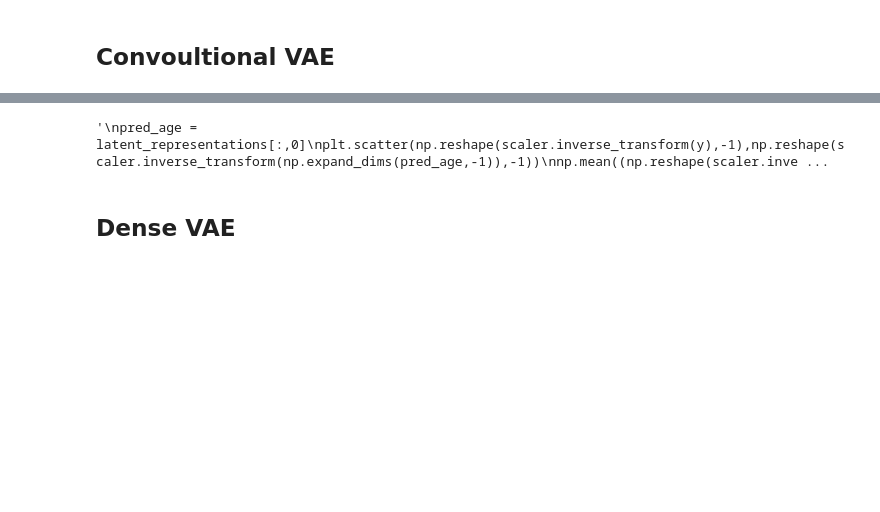
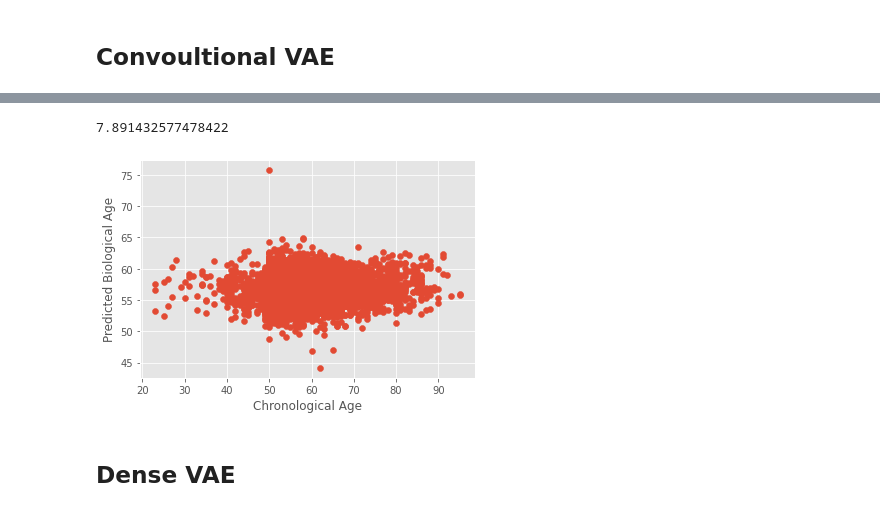
Before and after one commit to ShruthiVidya-git/Prediction-of-Biological-Age-and-Mortality, a Jupyter notebook: AutoEncoder_CS760.ipynb, the cells around one changed output, grey strips where cells are left out. Drawn from its saved outputs; the diff is of its cells as text; code cells hidden in the pictures; blank space fills up the shorter version.

```diff
--- a/AutoEncoder_CS760.ipynb
+++ b/AutoEncoder_CS760.ipynb
@@ -352,11 +435,12 @@ _________________________________________________________________
 # %%
-'''
 pred_age = latent_representations[:,0]
 plt.scatter(np.reshape(scaler.inverse_transform(y),-1),np.reshape(scaler.inverse_transform(np.expand_dims(pred_age,-1)),-1))
-np.mean((np.reshape(scaler.inverse_transform(y),-1) - np.reshape(scaler.inverse_transform(np.expand_dims(pred_age,-1)),-1))**2)
-'''
+plt.xlabel('Chronological Age')
+plt.ylabel('Predicted Biological Age')
+np.sqrt(np.mean((np.reshape(scaler.inverse_transform(y),-1) - np.reshape(scaler.inverse_transform(np.expand_dims(pred_age,-1)),-1))**2))
 # %% [output]
-'\npred_age = latent_representations[:,0]\nplt.scatter(np.reshape(scaler.inverse_transform(y),-1),np.reshape(scaler.inverse_transform(np.expand_dims(pred_age,-1)),-1))\nnp.mean((np.reshape(scaler.inve ...
+7.891432577478422
+[figure, added]
 # %% [markdown]
 ## Dense VAE
 # %%
```
Also changed, not shown: parts of 11 cells of this notebook.
